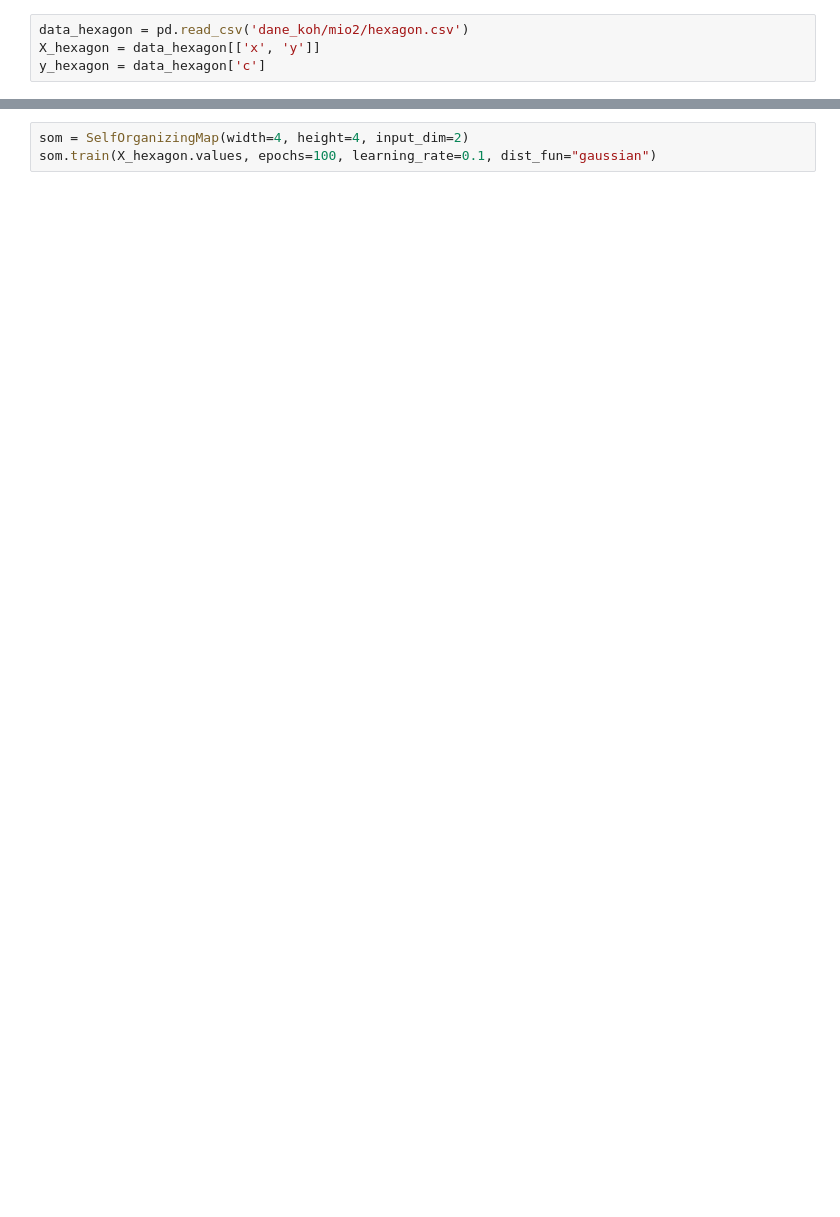
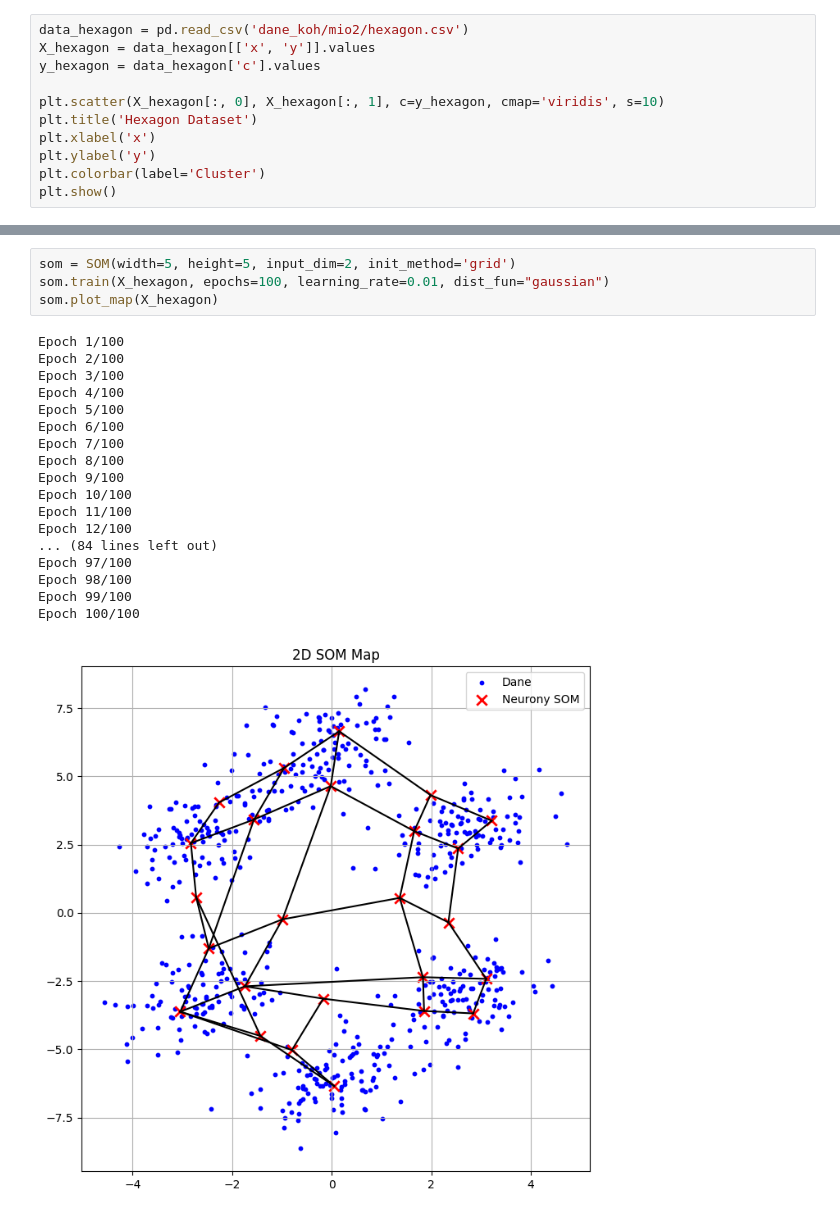
Before and after one commit to wojcikbart/NeuralNetworks, a Jupyter notebook: KOH/koh1/koh1.ipynb, the cells around one changed output, grey strips where cells are left out. Cells and saved outputs as stored; diff of their text form; blank space fills up the shorter version.

```diff
--- a/KOH/koh1/koh1.ipynb
+++ b/KOH/koh1/koh1.ipynb
@@ -133,4 +11,11 @@ class SelfOrganizingMap:
 # %%
 data_hexagon = pd.read_csv('dane_koh/mio2/hexagon.csv')
-X_hexagon = data_hexagon[['x', 'y']]
-y_hexagon = data_hexagon['c']
+X_hexagon = data_hexagon[['x', 'y']].values
+y_hexagon = data_hexagon['c'].values
+
+plt.scatter(X_hexagon[:, 0], X_hexagon[:, 1], c=y_hexagon, cmap='viridis', s=10)
+plt.title('Hexagon Dataset')
+plt.xlabel('x')
+plt.ylabel('y')
+plt.colorbar(label='Cluster')
+plt.show()
@@ -137,3 +24,23 @@ y_hexagon = data_hexagon['c']
 # %%
-som = SelfOrganizingMap(width=4, height=4, input_dim=2)
-som.train(X_hexagon.values, epochs=100, learning_rate=0.1, dist_fun="gaussian")
+som = SOM(width=5, height=5, input_dim=2, init_method='grid')
+som.train(X_hexagon, epochs=100, learning_rate=0.01, dist_fun="gaussian")
+som.plot_map(X_hexagon)
+# %% [output]
+Epoch 1/100
+Epoch 2/100
+Epoch 3/100
+Epoch 4/100
+Epoch 5/100
+Epoch 6/100
+Epoch 7/100
+Epoch 8/100
+Epoch 9/100
+Epoch 10/100
+Epoch 11/100
+Epoch 12/100
+... (84 lines left out)
+Epoch 97/100
+Epoch 98/100
+Epoch 99/100
+Epoch 100/100
+[figure, added]
```
Also changed, not shown: parts of 17 cells of this notebook, 2 other files.
